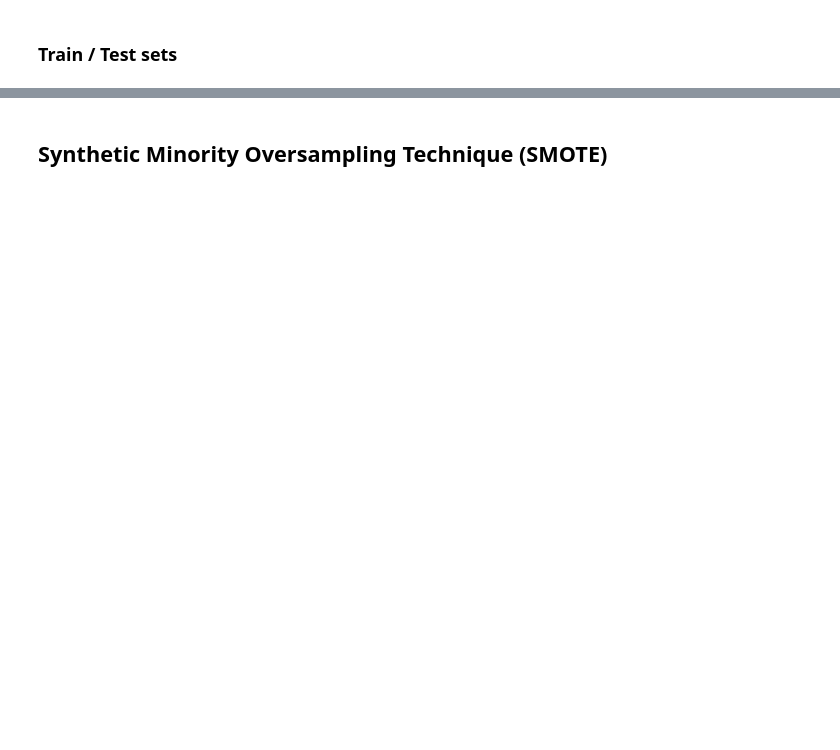
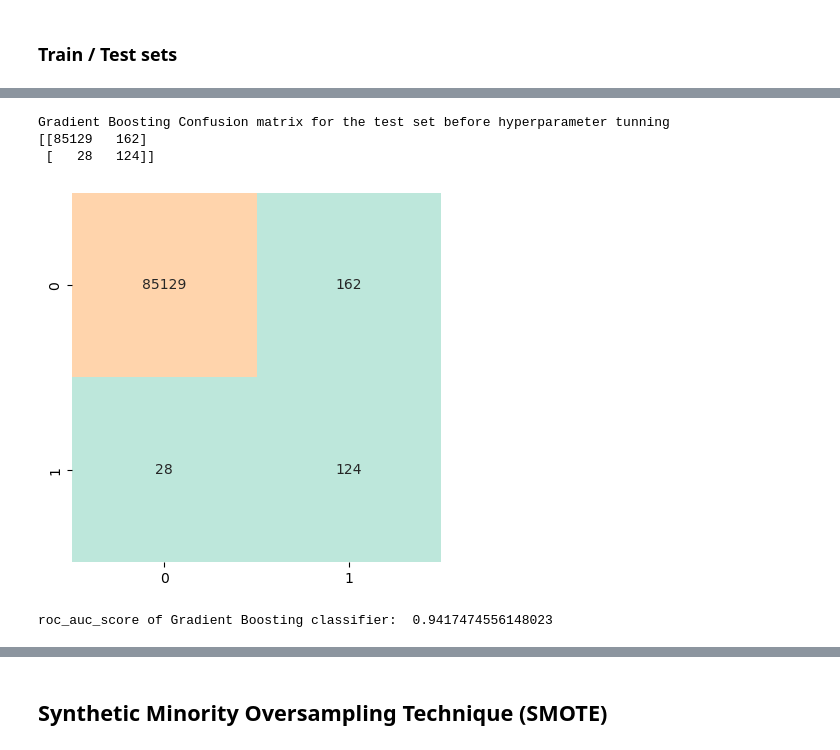
Before and after one commit to msantanarod/Fraud-Prevention-Analytics, a Jupyter notebook: Credit Card Fraud Detection-Copy2.ipynb, the cells around one changed output, grey strips where cells are left out. Saved outputs shown, nothing was run; the diff lists cells and outputs as text; code cells hidden in the pictures; blank space fills up the shorter version.

```diff
--- a/Credit Card Fraud Detection-Copy2.ipynb
+++ b/Credit Card Fraud Detection-Copy2.ipynb
@@ -283,0 +508,8 @@ df=df.drop(columns=['predicted_fraud'])
+# %%
+lgbc = LGBMClassifier(learning_rate= 0.5,max_depth= 6,
+                                 min_samples_leaf= 20,n_estimators= 1, subsample= 0.1)
+
+result_lgbc=lgbc.fit(X_train, y_train)
+
+y_pred_lgbc=result_lgbc.predict(X_test)
+y_pred_probs_lgbc = result_lgbc.predict_proba(X_test)[:,1]
@@ -283,0 +531,16 @@ df=df.drop(columns=['predicted_fraud'])
+# %%
+print("Gradient Boosting Confusion matrix for the test set before hyperparameter tunning")
+print(confusion_matrix(y_test, y_pred_lgbc))
+conf_mat = confusion_matrix(y_test,y_pred_lgbc)
+sns.heatmap(conf_mat, square=True, annot=True, cmap='icefire', fmt='d', cbar=False)
+
+plt.show()
+# %% [output]
+Gradient Boosting Confusion matrix for the test set before hyperparameter tunning
+[[85129   162]
+ [   28   124]]
+[figure, added]
+# %%
+print("roc_auc_score of Gradient Boosting classifier: ",roc_auc_score(y_test,y_pred_probs_lgbc ))
+# %% [output]
+roc_auc_score of Gradient Boosting classifier:  0.9417474556148023
```
Also changed, not shown: parts of 204 cells of this notebook, 2 other files.
